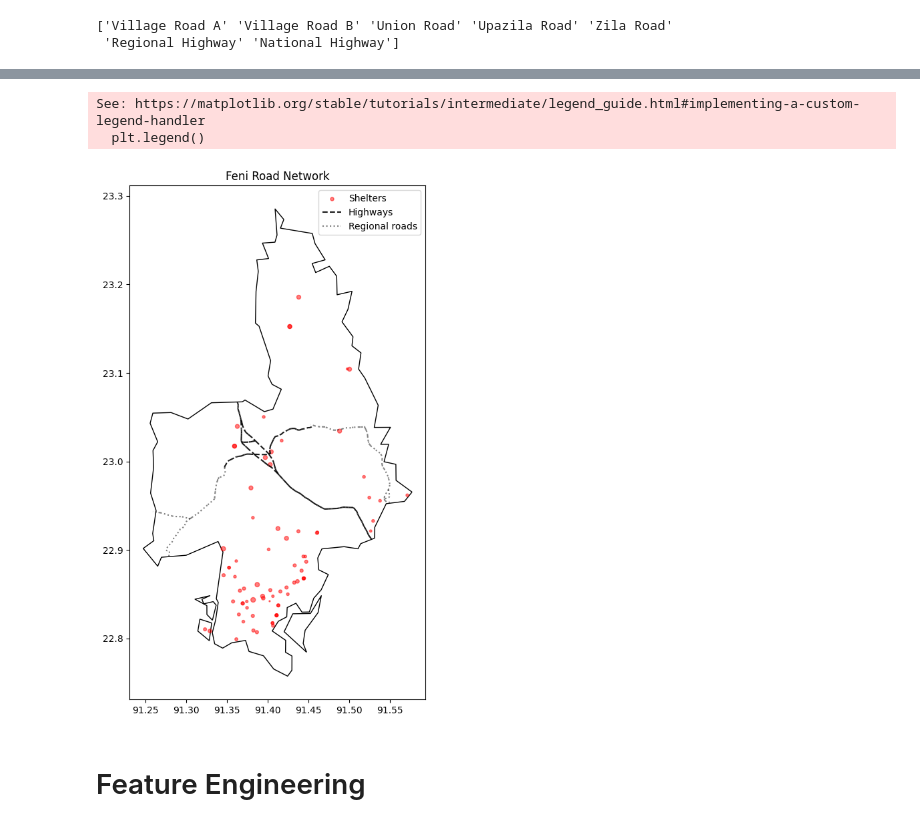
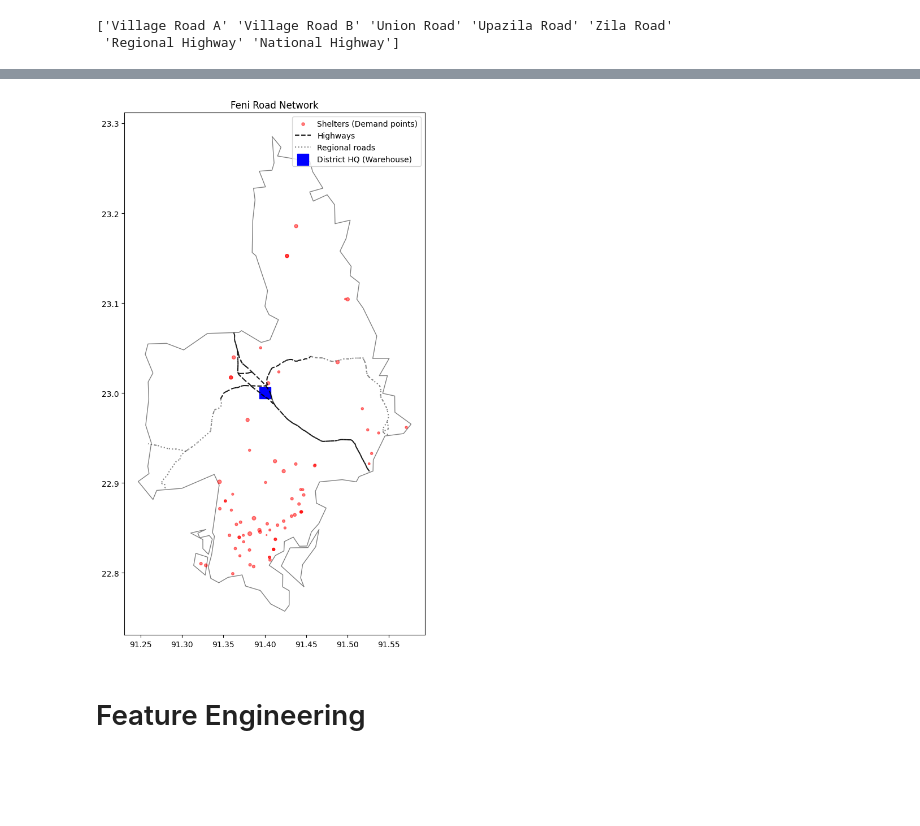
Before and after one commit to tanmoyie/Optimizing-flood-reponse-in-Bangladesh, a Jupyter notebook: 1.0-data-exploration.ipynb, the cells around one changed output, grey strips where cells are left out. Saved outputs shown, nothing was run; the diff lists cells and outputs as text; code cells hidden in the pictures; blank space fills up the shorter version.

```diff
--- a/1.0-data-exploration.ipynb
+++ b/1.0-data-exploration.ipynb
@@ -304,20 +350,30 @@ feni_road_regional_highway_gdf = road_gdf[condition1 & condition3]
 # %%
+import contextily as ctx
+# one_district = one_district.to_crs(epsg=3857)
+# Create the plot
+fig, ax = plt.subplots(figsize=(10, 10))
+one_district.plot(ax=ax, alpha=0.5, edgecolor='k', color='white')
+# may not need to change projection++ openstreet map +++
+
+# Add the Apple Maps-style basemap
+# ctx.add_basemap(ax)
+
 # Plot the selected area
-ax = one_district.plot(figsize=(10, 10), color='white', edgecolor='black',  label='District boundary')
-points_within_areas.plot(ax=ax, color='red', markersize='markersize', alpha=0.5,  label='Shelters')
+# ax = one_district.plot(figsize=(10, 10), color='white', edgecolor='black',  label='District boundary')
+points_within_areas.plot(ax=ax, color='red', markersize='markersize', alpha=0.5,  label='Shelters (Demand points)')
 # Add title and other plot customizations if desired
 
 # Plot the GeoDataFrame
 feni_road_national_highway_gdf.plot(ax=ax, edgecolor='black', linestyle='--', alpha=0.9,  label='Highways')
 feni_road_regional_highway_gdf.plot(ax=ax, edgecolor='black', linestyle=':', alpha=0.5,  label='Regional roads')
 
+ax.scatter(91.4, 23, marker='s', s=200, color='b', alpha=1, label='District HQ (Warehouse)')
 ax.set_title('Feni Road Network')
 plt.legend()
+plt.tight_layout()
 plt.savefig('plots/Feni road network.svg')
 plt.show()
 # %% [output]
-See: https://matplotlib.org/stable/tutorials/intermediate/legend_guide.html#implementing-a-custom-legend-handler
-  plt.legend()
-[figure, old version]
+[figure, new version]
 # %% [markdown]
 # Feature Engineering
```
Also changed, not shown: parts of 5 cells of this notebook, 7 other files.
